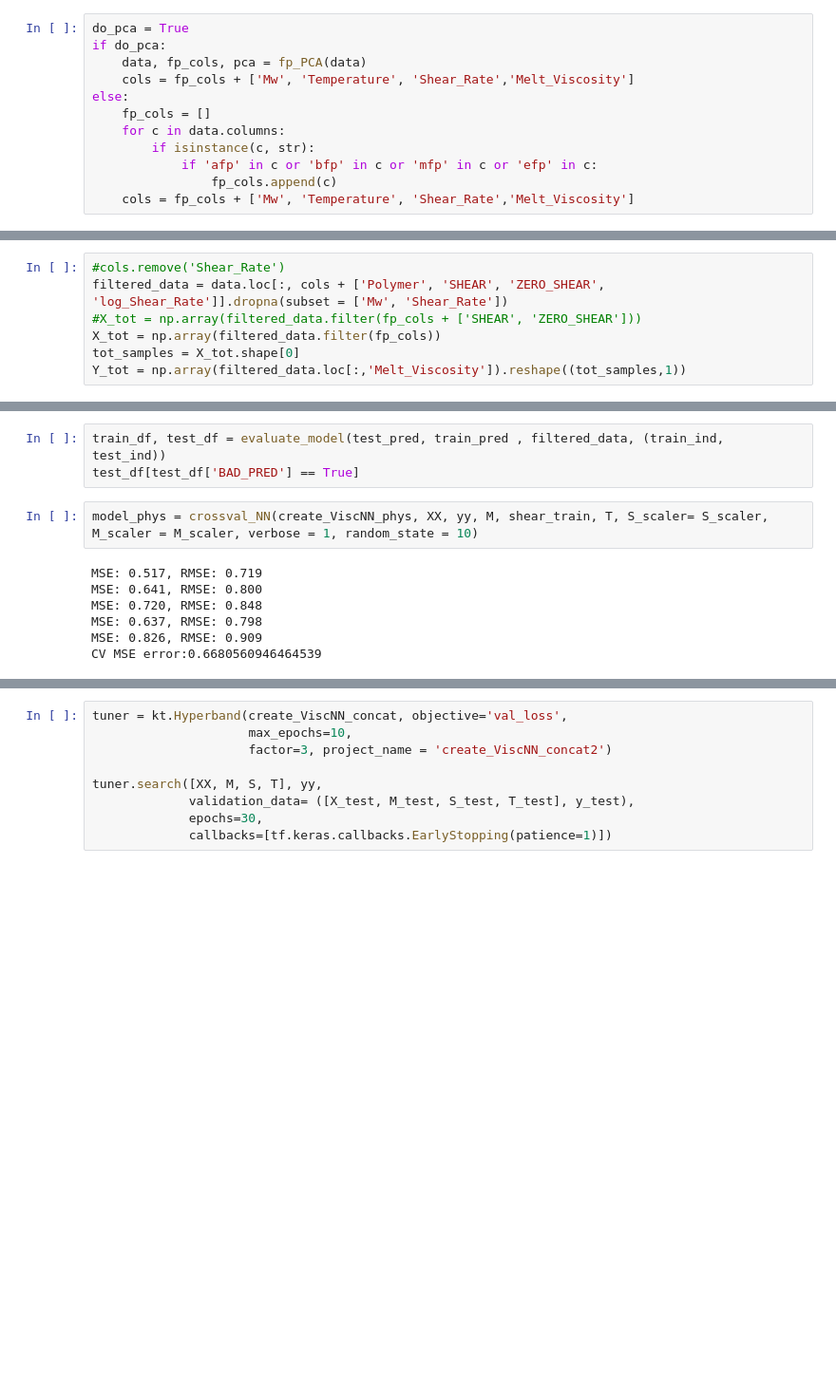
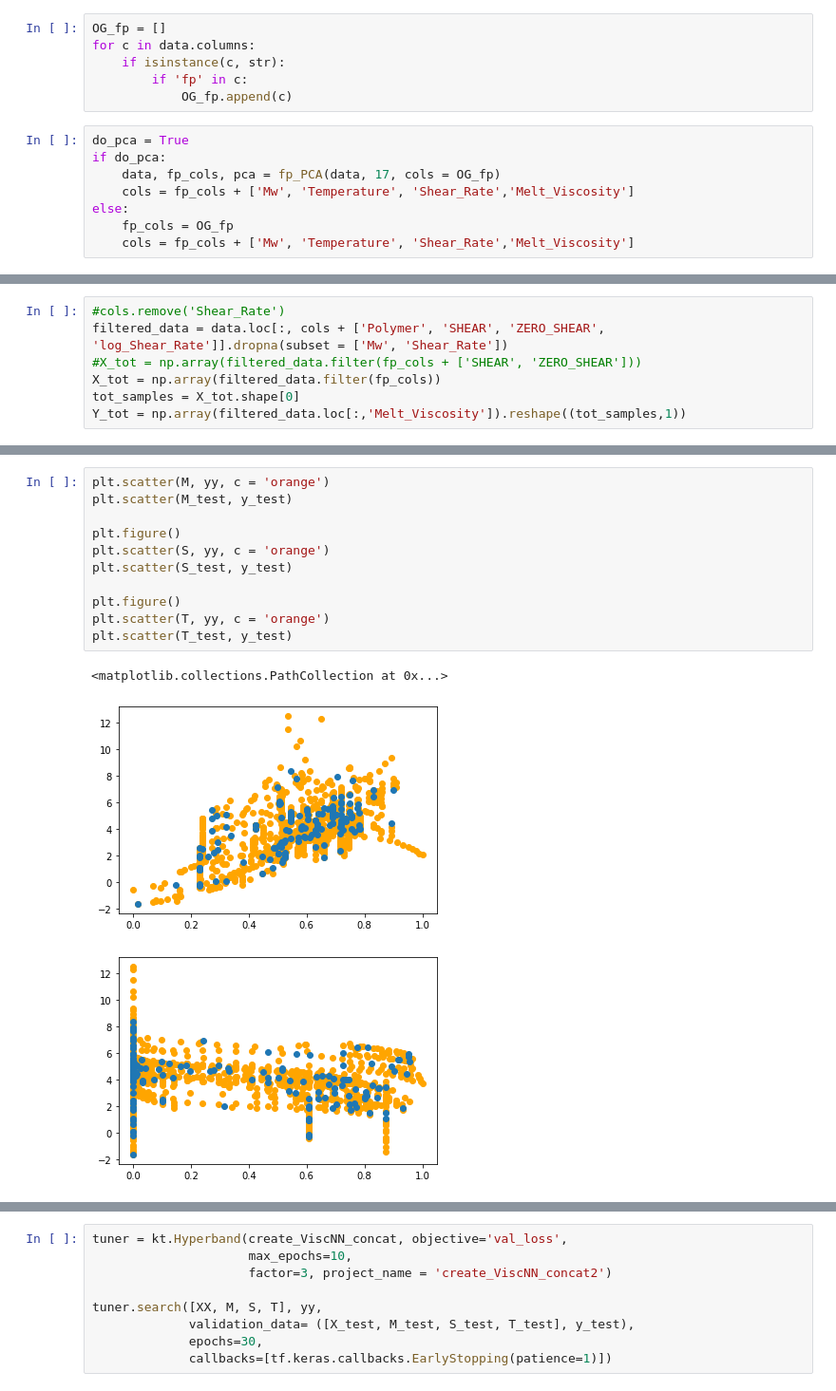
Before and after one commit to ajain300/Melt_Viscosity_Predictor, a Jupyter notebook: viscosityNN.ipynb, the cells around one changed output, grey strips where cells are left out. Shown at 95% size. Cells and saved outputs as stored; diff of their text form; blank space fills up the shorter version.

```diff
--- a/viscosityNN.ipynb
+++ b/viscosityNN.ipynb
@@ -40,13 +49,15 @@ Generating sample...9
+# %%
+OG_fp = []
+for c in data.columns:
+    if isinstance(c, str):
+        if 'fp' in c:
+            OG_fp.append(c)
 # %%
 do_pca = True
 if do_pca:
-    data, fp_cols, pca = fp_PCA(data)
+    data, fp_cols, pca = fp_PCA(data, 17, cols = OG_fp)
     cols = fp_cols + ['Mw', 'Temperature', 'Shear_Rate','Melt_Viscosity']
 else:
-    fp_cols = []
-    for c in data.columns:
-        if isinstance(c, str):
-            if 'afp' in c or 'bfp' in c or 'mfp' in c or 'efp' in c:
-                fp_cols.append(c)
+    fp_cols = OG_fp
     cols = fp_cols + ['Mw', 'Temperature', 'Shear_Rate','Melt_Viscosity']
 # %% [output]
@@ -142,12 +116,15 @@ Test OME:0.51590455
-# %%
-train_df, test_df = evaluate_model(test_pred, train_pred , filtered_data, (train_ind, test_ind))
-test_df[test_df['BAD_PRED'] == True]
-# %%
-model_phys = crossval_NN(create_ViscNN_phys, XX, yy, M, shear_train, T, S_scaler= S_scaler, M_scaler = M_scaler, verbose = 1, random_state = 10)
-# %% [output]
-MSE: 0.517, RMSE: 0.719
-MSE: 0.641, RMSE: 0.800
-MSE: 0.720, RMSE: 0.848
-MSE: 0.637, RMSE: 0.798
-MSE: 0.826, RMSE: 0.909
-CV MSE error:0.6680560946464539
+# %%
+plt.scatter(M, yy, c = 'orange')
+plt.scatter(M_test, y_test)
+
+plt.figure()
+plt.scatter(S, yy, c = 'orange')
+plt.scatter(S_test, y_test)
+
+plt.figure()
+plt.scatter(T, yy, c = 'orange')
+plt.scatter(T_test, y_test)
+# %% [output]
+<matplotlib.collections.PathCollection at 0x...>
+[figure, added]
+[figure, added]
```
Also changed, not shown: parts of 50 cells of this notebook, 2 other files.
